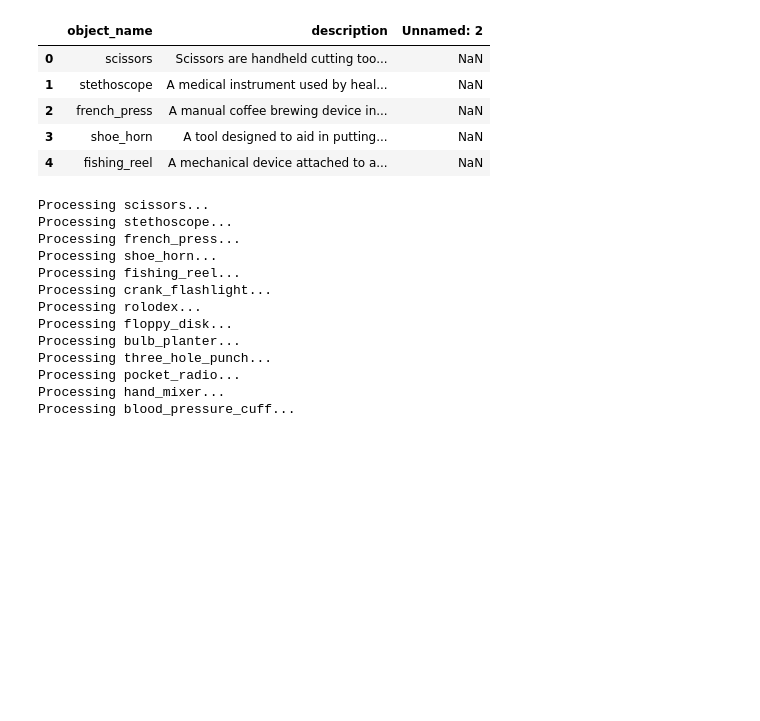
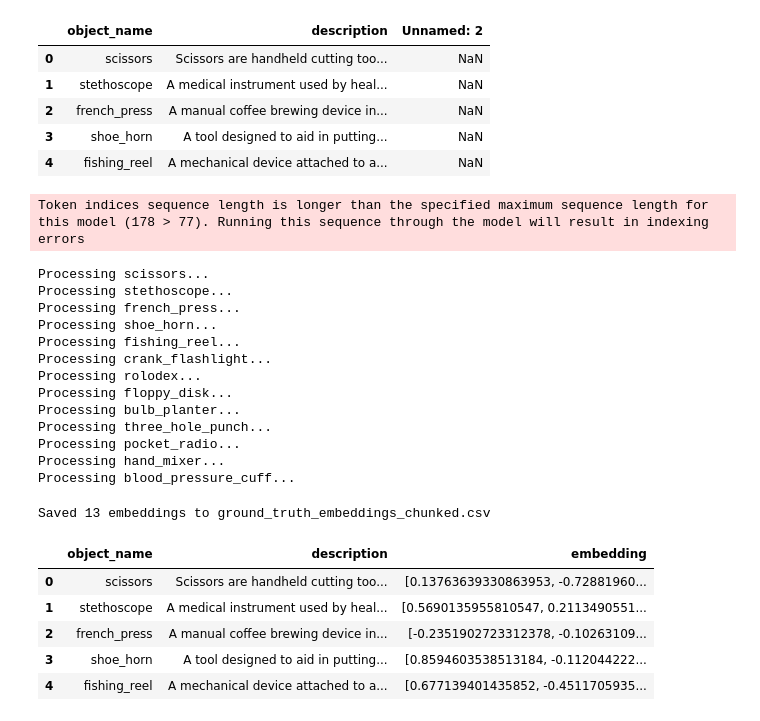
Before and after one commit to vislearnlab/zero, a Jupyter notebook: scripts/preprocessing/pp_transcripts/getDescriptionEmeddings.ipynb, the cells around one changed output. Saved outputs shown, nothing was run; the diff lists cells and outputs as text; code cells hidden in the pictures; blank space fills up the shorter version.

```diff
--- a/scripts/preprocessing/pp_transcripts/getDescriptionEmeddings.ipynb
+++ b/scripts/preprocessing/pp_transcripts/getDescriptionEmeddings.ipynb
@@ -92,13 +113,15 @@ def chunk_by_sentences(text, tokenizer, max_tokens=77, overlap_sentences=1):
 # %%
-# embedding by chunk
-def get_embeddings_for_chunks(chunks, tokenizer, model, device):
-    """Get embeddings for each chunk."""
+# Get embedding for each chunk of the description
+def get_embeddings_for_chunks(chunks, tokenizer, model, device, max_chunks=8):
     embeddings = []
-    for chunk in chunks:
+    for chunk in chunks[:max_chunks]:  # Process only up to max_chunks
+        cleaned_chunk = remove_fillers(chunk)  # remove fillers
+
         with torch.no_grad():
-            inputs = tokenizer(chunk, padding=True, return_tensors="pt")
+            inputs = tokenizer(cleaned_chunk, padding=True, truncation=True, return_tensors="pt")
             inputs = {k: v.to(device) for k, v in inputs.items()}
             outputs = model(**inputs)
+            # Mean pooling over token embeddings (dim=1)
             embedding = outputs.last_hidden_state.mean(dim=1).cpu().numpy()[0]
             embeddings.append(embedding)
     return embeddings
@@ -123,7 +145,7 @@ Loading CSV...
 | 3 | shoe_horn | A tool designed to aid in putting... | NaN |
 | 4 | fishing_reel | A mechanical device attached to a... | NaN |
 # %%
-# Get embeddings for the groundTruthDescriptions file
+# 1b. Get embeddings for the ground truth object descriptions file
 results = []
 for idx, row in df.iterrows():
     object_name = row['object_name']
@@ -134,20 +156,27 @@ for idx, row in df.iterrows():
 
     print(f"Processing {object_name}...")
 
-    # Chunk the description
-    chunks = chunk_by_sentences(description, tokenizer, max_tokens=77, overlap_sentences=1)
+    # Truncate to max n tokens if necessary
+    max_tokens = 400
+    tokens = tokenizer.encode(description)
+    if len(tokens) > max_tokens:
+        tokens = tokens[:max_tokens]
+        description = tokenizer.decode(tokens, skip_special_tokens=True)
 
-# VALIDATE CHUNK LENGTHS  - right after chunking
+    # Chunk the description using your balanced chunking function
+    chunks = chunk_evenly_balanced(description, tokenizer, max_tokens=75, min_tokens=40, overlap_ratio=0.3)
+
+    # VALIDATE CHUNK LENGTHS right after chunking
     for i, chunk in enumerate(chunks):
         token_count = len(tokenizer.encode(chunk))
-        if token_count > 77:  # or use max_tokens variable
+        if token_count > 77:
             print(f"Warning: Chunk {i} for {object_name} exceeds token limit ({token_count} tokens)")
             print(f"Problematic chunk: {chunk[:100]}...")  # Show first 100 chars
 
-# Get embeddings for chunks
-    chunk_embeddings = get_embeddings_for_chunks(chunks, tokenizer, model, device)
+    # Get embeddings for chunks
+    chunk_embeddings = get_embeddings_for_chunks(chunks, tokenizer, model, device, max_chunks=10)
 
-    # Average embeddings
+    # Average embeddings (assuming you have this function defined)
     avg_embedding = average_embeddings(chunk_embeddings)
 
     results.append({
@@ -156,16 +185,17 @@ for idx, row in df.iterrows():
         'embedding': avg_embedding.tolist()
     })
 # %% [output]
-Processing scissors...
-Processing stethoscope...
-Processing french_press...
-Processing shoe_horn...
-Processing fishing_reel...
-Processing crank_flashlight...
-Processing rolodex...
-Processing floppy_disk...
-Processing bulb_planter...
-Processing three_hole_punch...
-Processing pocket_radio...
-Processing hand_mixer...
-Processing blood_pressure_cuff...
+Token indices sequence length is longer than the specified maximum sequence length for this model (178 > 77). Running this sequence through the model will result in indexing errors
+Processing scissors...
+Processing stethoscope...
+Processing french_press...
+Processing shoe_horn...
+Processing fishing_reel...
+Processing crank_flashlight...
+Processing rolodex...
+Processing floppy_disk...
+Processing bulb_planter...
+Processing three_hole_punch...
+Processing pocket_radio...
+Processing hand_mixer...
+Processing blood_pressure_cuff...
@@ -171,0 +206,14 @@ Processing blood_pressure_cuff...
+# %%
+# 1c. Save results
+output_df = pd.DataFrame(results)
+output_df.to_csv('/content/drive/MyDrive/Projects/zero/data_public/groundTruthObjectEmbeddings.csv', index=False)
+print(f"Saved {len(results)} embeddings to ground_truth_embeddings_chunked.csv")
+output_df.head()
+# %% [output]
+Saved 13 embeddings to ground_truth_embeddings_chunked.csv
+|  | object_name | description | embedding |
+| 0 | scissors | Scissors are handheld cutting too... | [0.13763639330863953, -0.72881960... |
+| 1 | stethoscope | A medical instrument used by heal... | [0.5690135955810547, 0.2113490551... |
+| 2 | french_press | A manual coffee brewing device in... | [-0.2351902723312378, -0.10263109... |
+| 3 | shoe_horn | A tool designed to aid in putting... | [0.8594603538513184, -0.112044222... |
+| 4 | fishing_reel | A mechanical device attached to a... | [0.677139401435852, -0.4511705935... |
```
Also changed, not shown: parts of 15 cells of this notebook, 10 other files.
